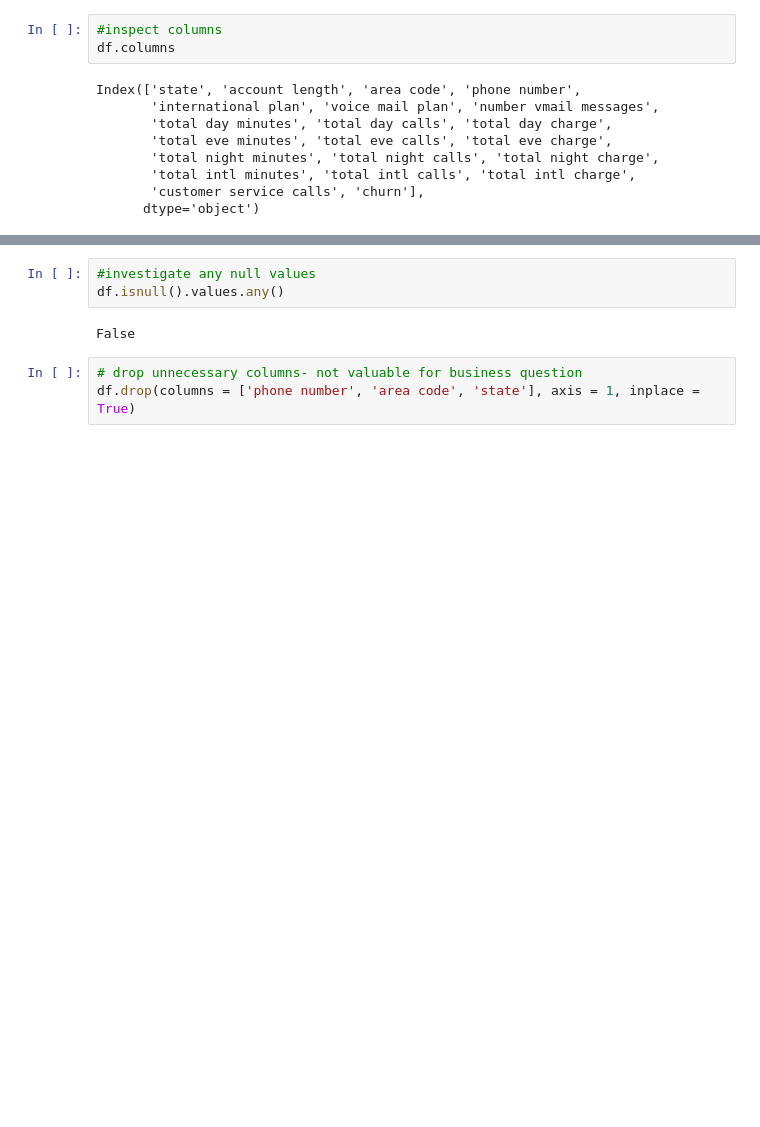
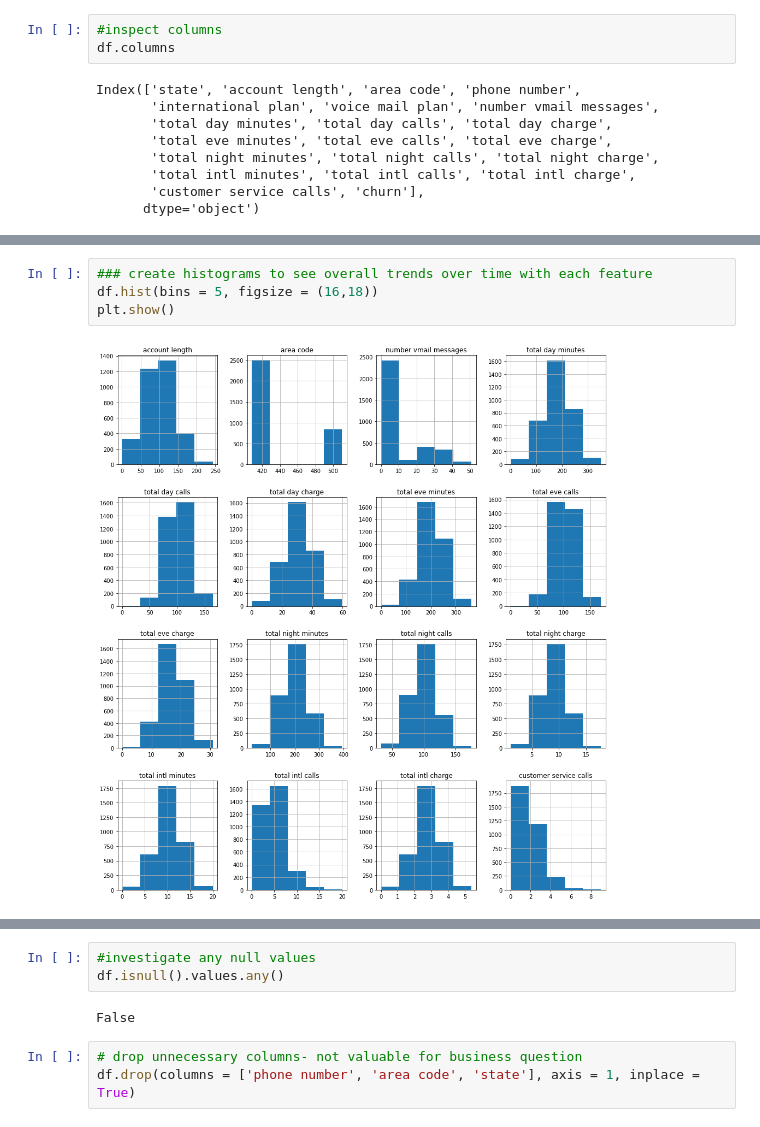
Before and after one commit to RachaelBryant/Phase_3_project, a Jupyter notebook: Phase 3 project.ipynb, the cells around one changed output, grey strips where cells are left out. Drawn from its saved outputs; the diff is of its cells as text; blank space fills up the shorter version.

```diff
--- a/Phase 3 project.ipynb
+++ b/Phase 3 project.ipynb
@@ -111 +137,7 @@ df.value_counts
+# %%
+### create histograms to see overall trends over time with each feature
+df.hist(bins = 5, figsize = (16,18))
+plt.show()
+# %% [output]
+[figure, added]
 # %%
```
Also changed, not shown: parts of 125 cells of this notebook, 10 other files.
